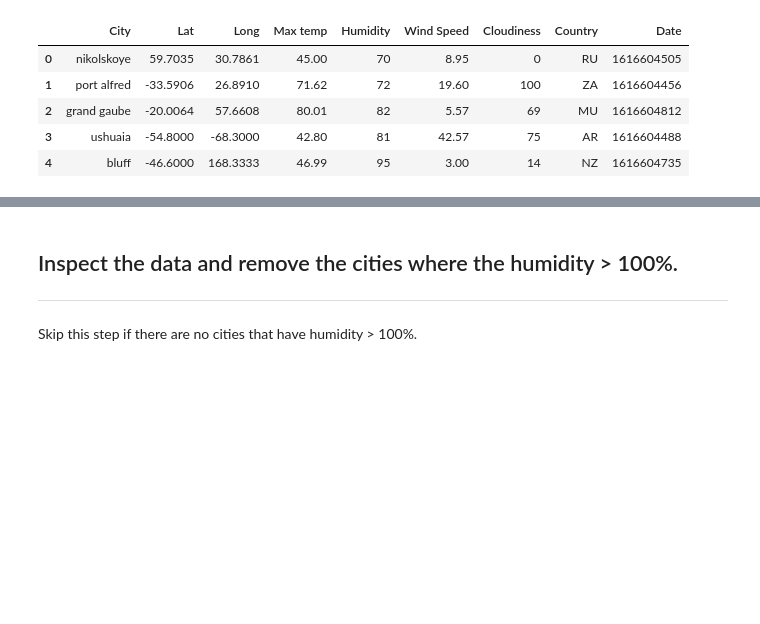
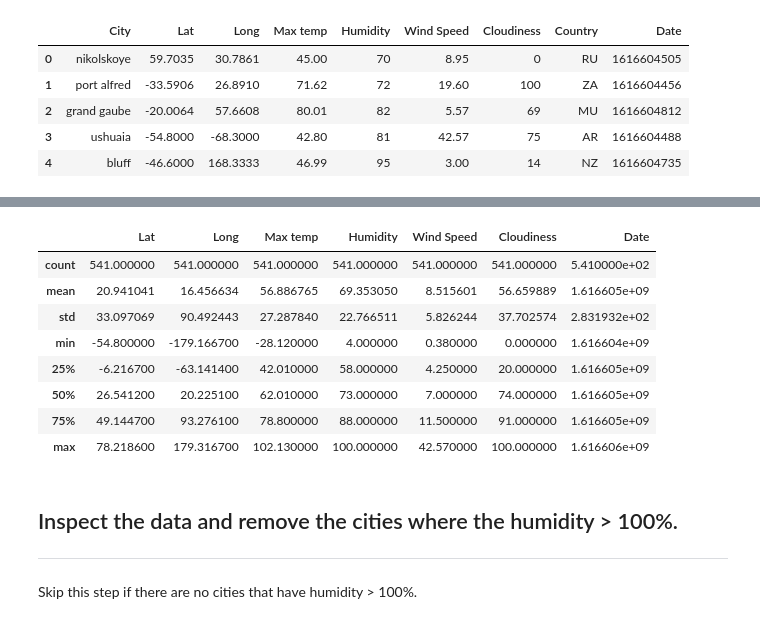
Before and after one commit to danielatuesta55/python-api-challenge, a Jupyter notebook: WeatherPy/WeatherPy-updated.ipynb, the cells around one changed output, grey strips where cells are left out. Saved outputs shown, nothing was run; the diff lists cells and outputs as text; code cells hidden in the pictures; blank space fills up the shorter version.

Commit message:
Added the.describe() summar table

```diff
--- a/WeatherPy/WeatherPy-updated.ipynb
+++ b/WeatherPy/WeatherPy-updated.ipynb
@@ -180,0 +162,13 @@ weather_df.head()
+# %%
+#Display the df described
+weather_df.describe()
+# %% [output]
+|  | Lat | Long | Max temp | Humidity | Wind Speed | Cloudiness | Date |
+| count | 541.000000 | 541.000000 | 541.000000 | 541.000000 | 541.000000 | 541.000000 | 5.410000e+02 |
+| mean | 20.941041 | 16.456634 | 56.886765 | 69.353050 | 8.515601 | 56.659889 | 1.616605e+09 |
+| std | 33.097069 | 90.492443 | 27.287840 | 22.766511 | 5.826244 | 37.702574 | 2.831932e+02 |
+| min | -54.800000 | -179.166700 | -28.120000 | 4.000000 | 0.380000 | 0.000000 | 1.616604e+09 |
+| 25% | -6.216700 | -63.141400 | 42.010000 | 58.000000 | 4.250000 | 20.000000 | 1.616605e+09 |
+| 50% | 26.541200 | 20.225100 | 62.010000 | 73.000000 | 7.000000 | 74.000000 | 1.616605e+09 |
+| 75% | 49.144700 | 93.276100 | 78.800000 | 88.000000 | 11.500000 | 91.000000 | 1.616605e+09 |
+| max | 78.218600 | 179.316700 | 102.130000 | 100.000000 | 42.570000 | 100.000000 | 1.616606e+09 |
```
Also changed, not shown: parts of 3 cells of this notebook.
